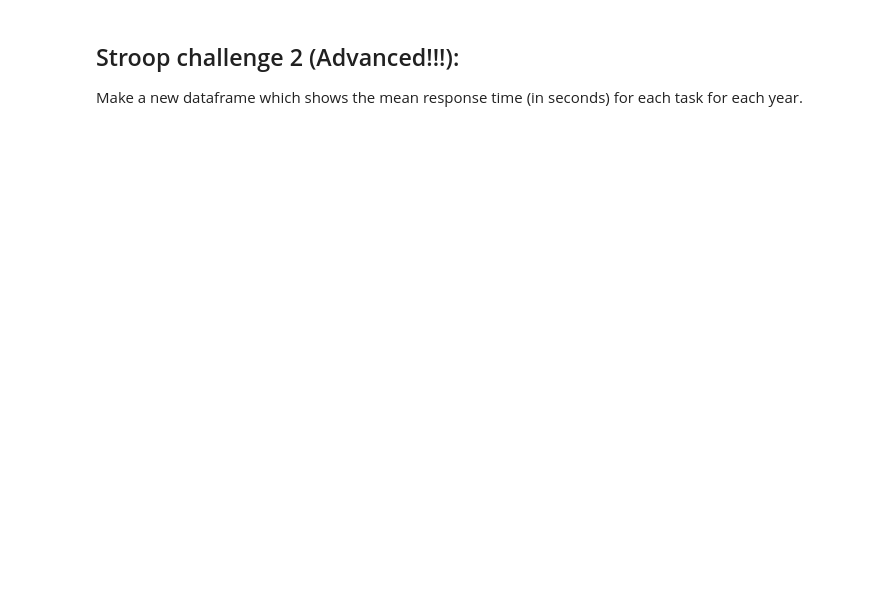
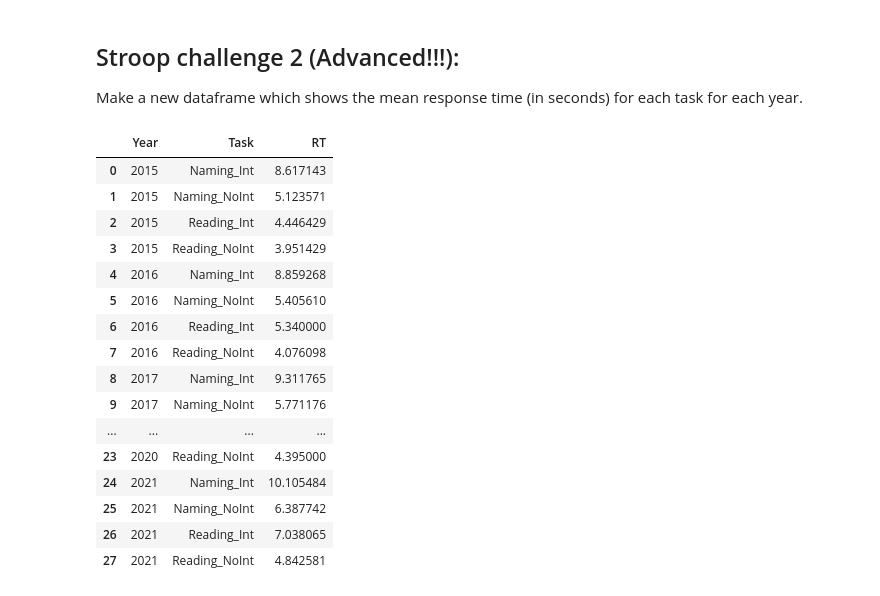
Before and after one commit to magnusseverinrp/culturaldatascience, a Jupyter notebook: fun_with_pandas.ipynb, the cells around one changed output. Cells and saved outputs as stored; diff of their text form; code cells hidden in the pictures; blank space fills up the shorter version.

```diff
--- a/fun_with_pandas.ipynb
+++ b/fun_with_pandas.ipynb
@@ -184,6 +186,7 @@ Transform these data from wide format to long format, so that the result is a da
 # %%
 # Starter code 1...
 
-df = pd.read_csv("https://raw.githubusercontent.com/ethanweed/Stroop/master/Stroop-raw-over-the-years.csv")
+#df = pd.read_csv("https://raw.githubusercontent.com/ethanweed/Stroop/master/Stroop-raw-over-the-years.csv")
+
 df.head()
 # %% [output]
@@ -196,11 +204,15 @@ URLError: <urlopen error [SSL: CERTIFICATE_VERIFY_FAILED] certificate verify fai
 df.index.name = 'Participant_id'
 df = df.reset_index()
 
-#df.reset_index(inplace = True)
-# NOTE: This line does exactly the same thing as the line above:
-# it replaces the original df with a new df with the updated index. That's what
-# "inplace = True" means. Or, you can just assign the dataframe with the updated index
-# to a new dataframe with the same name as the old dataframe, which is what I did above.
-# The end result is the same.
+df
 
-df
+#Applying melt function to create long format
+long_df = pd.melt(
+    df,
+    id_vars=["Participant_id", "Year"],
+    value_vars=["Reading_NoInt", "Naming_Int", "Naming_NoInt", "Reading_Int"],
+    var_name="Task",
+    value_name="RT"
+)
+
+long_df
@@ -208,3 +234,26 @@ df
 ## Stroop challenge 2 (Advanced!!!):
 
 Make a new dataframe which shows the mean response time (in seconds) for each task for each year.
+# %%
+#Here, we group (aggregate) by year and task applying mean function to the RT column
+mean_rt_df = long_df.groupby(["Year", "Task"], as_index=False)["RT"].mean()
+
+mean_rt_df
+# %% [output]
+|  | Year | Task | RT |
+| 0 | 2015 | Naming_Int | 8.617143 |
+| 1 | 2015 | Naming_NoInt | 5.123571 |
+| 2 | 2015 | Reading_Int | 4.446429 |
+| 3 | 2015 | Reading_NoInt | 3.951429 |
+| 4 | 2016 | Naming_Int | 8.859268 |
+| 5 | 2016 | Naming_NoInt | 5.405610 |
+| 6 | 2016 | Reading_Int | 5.340000 |
+| 7 | 2016 | Reading_NoInt | 4.076098 |
+| 8 | 2017 | Naming_Int | 9.311765 |
+| 9 | 2017 | Naming_NoInt | 5.771176 |
+| ... | ... | ... | ... |
+| 23 | 2020 | Reading_NoInt | 4.395000 |
+| 24 | 2021 | Naming_Int | 10.105484 |
+| 25 | 2021 | Naming_NoInt | 6.387742 |
+| 26 | 2021 | Reading_Int | 7.038065 |
+| 27 | 2021 | Reading_NoInt | 4.842581 |
```
Also changed, not shown: parts of 4 cells of this notebook.
